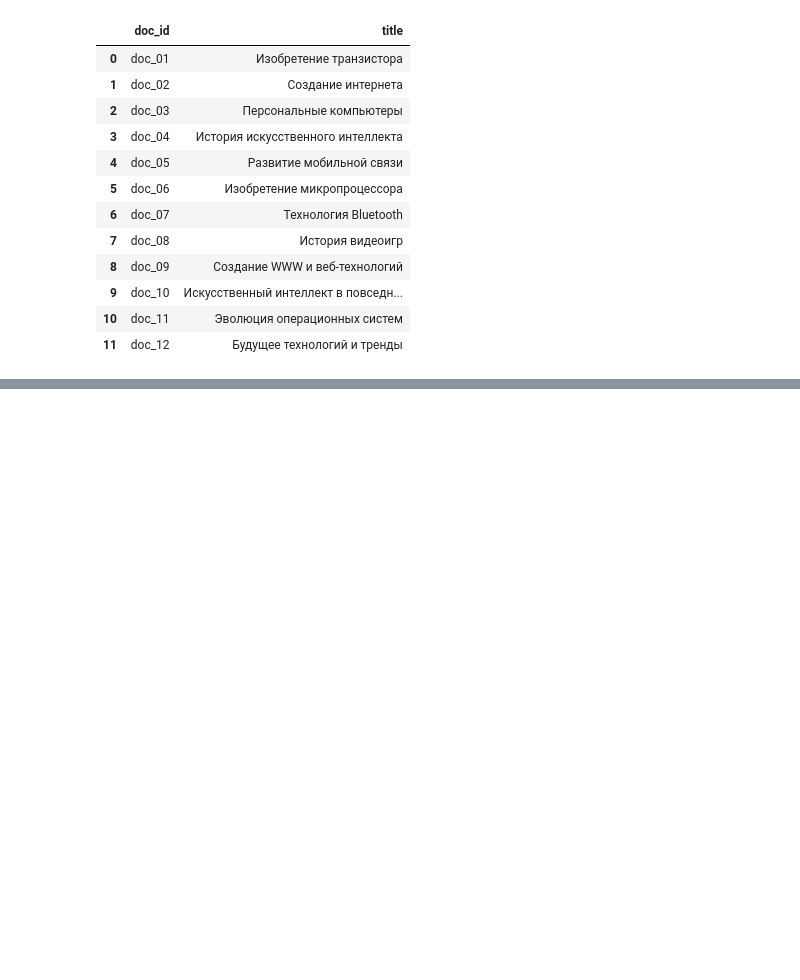
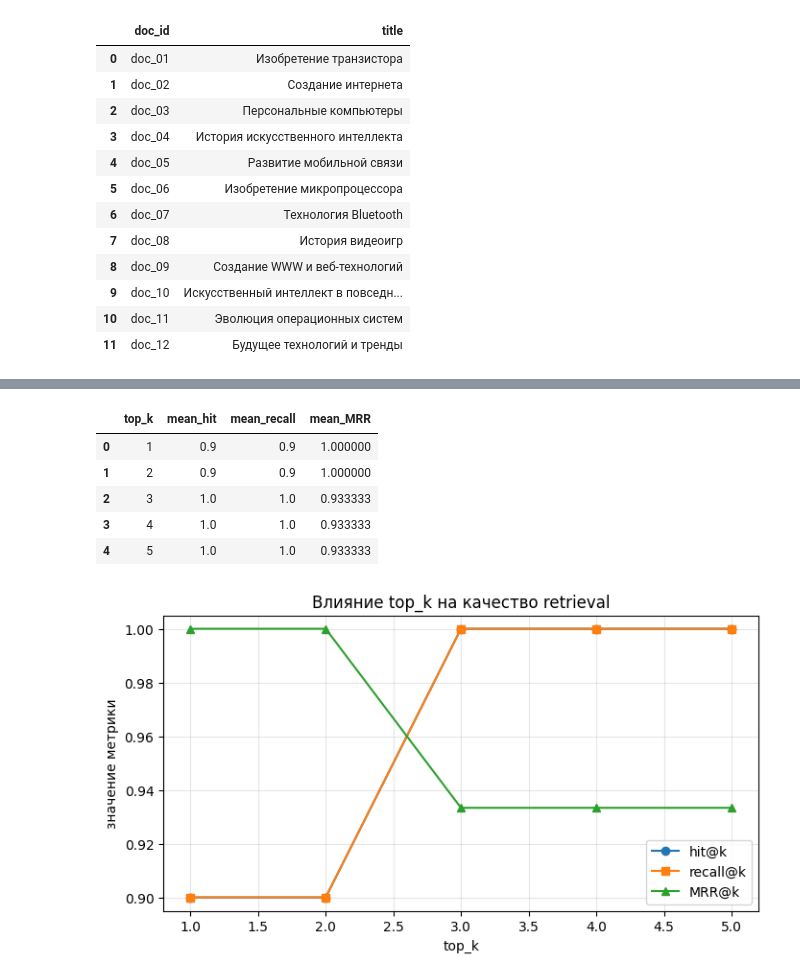
Before and after one commit to russsmoke/rusmina-ai-system, a Jupyter notebook: homeworks/HW14/HW14.ipynb, the cells around one changed output, grey strips where cells are left out. Drawn from its saved outputs; the diff is of its cells as text; code cells hidden in the pictures; blank space fills up the shorter version.

```diff
--- a/homeworks/HW14/HW14.ipynb
+++ b/homeworks/HW14/HW14.ipynb
@@ -387,0 +839,46 @@ Notes:
+# %%
+def compute_mrr(results_df: pd.DataFrame) -> float:
+    """Вычисляет MRR (Mean Reciprocal Rank) для одного запроса"""
+    first_relevant = results_df["rank_of_first_relevant"]
+    valid_ranks = first_relevant[first_relevant.notna()]
+    if len(valid_ranks) == 0:
+        return 0.0
+    return (1.0 / valid_ranks).mean()
+
+
+topk_values = [1, 2, 3, 4, 5]
+experiment_results = []
+
+for top_k in topk_values:
+    eval_df = evaluate_retrieval(benchmark_queries, artifacts=artifacts, top_k=top_k)
+    mrr = compute_mrr(eval_df)
+
+    experiment_results.append({
+        "top_k": top_k,
+        "mean_hit": eval_df[f"hit@{top_k}"].mean(),
+        "mean_recall": eval_df[f"recall@{top_k}"].mean(),
+        "mean_MRR": mrr,
+    })
+
+exp_df = pd.DataFrame(experiment_results)
+display(exp_df)
+
+# Визуализация
+plt.figure(figsize=(8, 4))
+plt.plot(exp_df["top_k"], exp_df["mean_hit"], marker="o", label="hit@k")
+plt.plot(exp_df["top_k"], exp_df["mean_recall"], marker="s", label="recall@k")
+plt.plot(exp_df["top_k"], exp_df["mean_MRR"], marker="^", label="MRR@k")
+plt.xlabel("top_k")
+plt.ylabel("значение метрики")
+plt.title("Влияние top_k на качество retrieval")
+plt.legend()
+plt.grid(alpha=0.3)
+plt.show()
+# %% [output]
+|  | top_k | mean_hit | mean_recall | mean_MRR |
+| 0 | 1 | 0.9 | 0.9 | 1.000000 |
+| 1 | 2 | 0.9 | 0.9 | 1.000000 |
+| 2 | 3 | 1.0 | 1.0 | 0.933333 |
+| 3 | 4 | 1.0 | 1.0 | 0.933333 |
+| 4 | 5 | 1.0 | 1.0 | 0.933333 |
+[figure, added]
```
Also changed, not shown: parts of 26 cells of this notebook, 5 other files.
